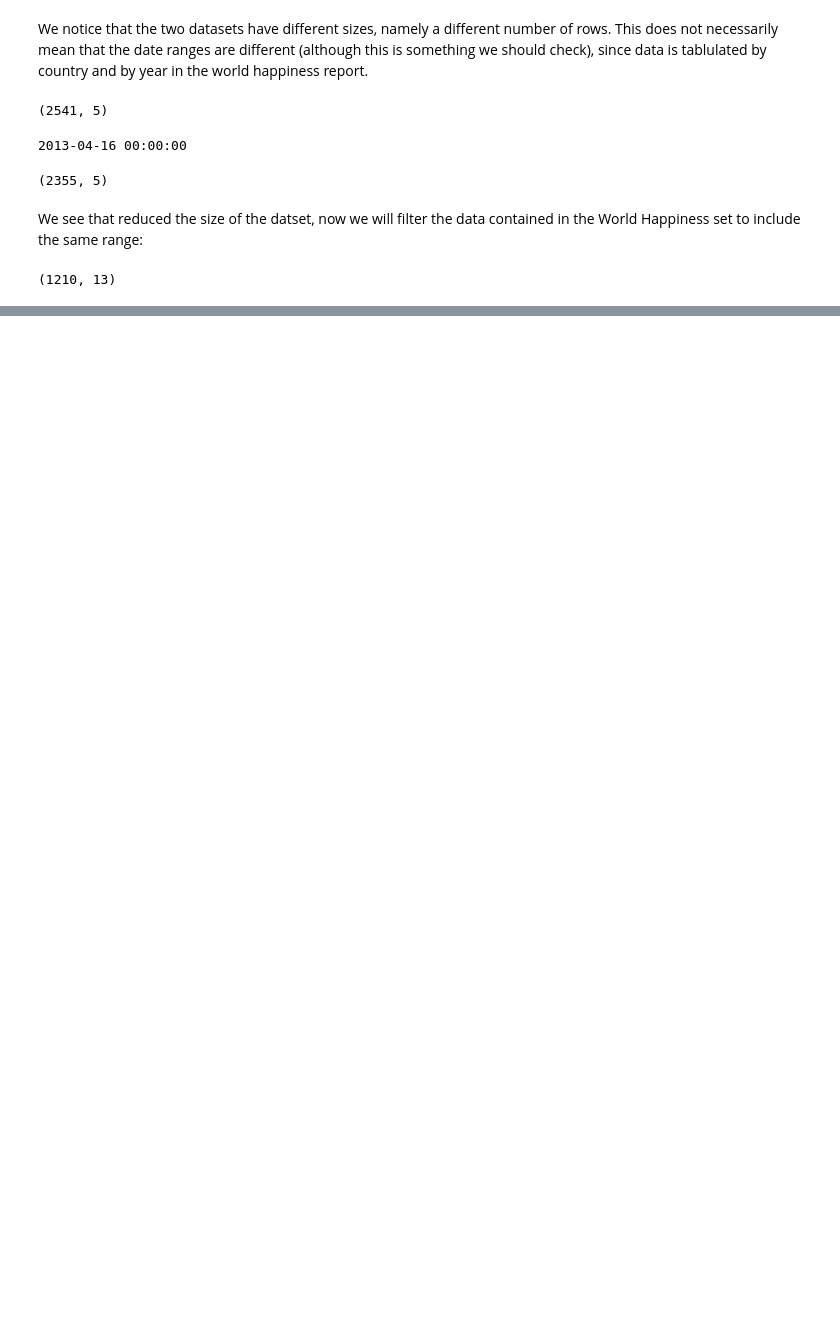
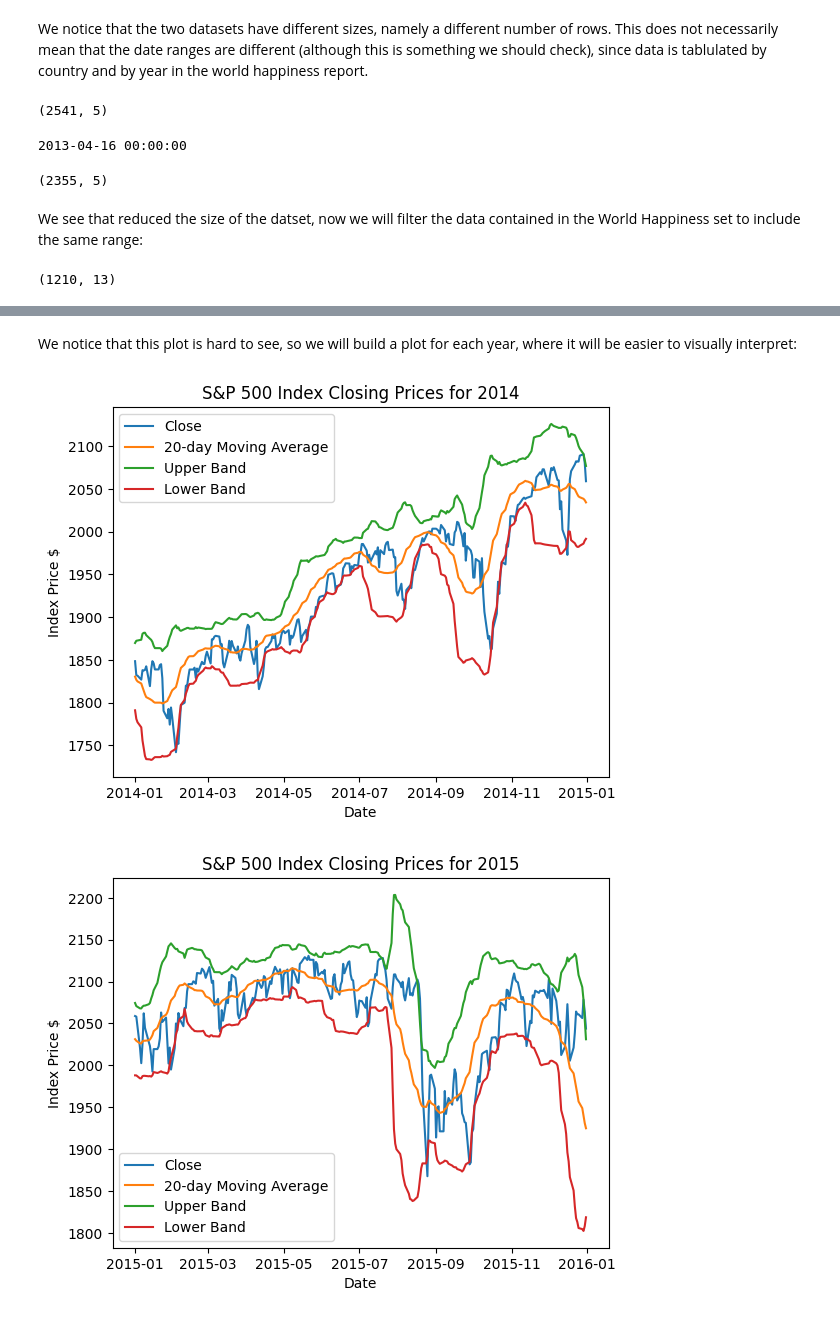
Before and after one commit to CamYench/DATASCI200Project2, a Jupyter notebook: YencheEDA.ipynb, the cells around one changed output, grey strips where cells are left out. Drawn from its saved outputs; the diff is of its cells as text; code cells hidden in the pictures; blank space fills up the shorter version.

```diff
--- a/YencheEDA.ipynb
+++ b/YencheEDA.ipynb
@@ -109,0 +141,5 @@ print(world_happiness.shape)
+# %%
+# Remove all data after the end of 2022
+cutoff_date_end = pd.to_datetime('2023-01-01')
+SP_Data = SP_Data.loc[SP_Data['Date'] < cutoff_date_end]
+print(SP_Data.shape)
@@ -111,0 +244,21 @@ We see that this has significantly reduced the size of the dataset. Fortunately,
+# %% [markdown]
+We notice that this plot is hard to see, so we will build a plot for each year, where it will be easier to visually interpret:
+# %%
+# Group the data by the year
+SP_Data_grouped = SP_Data.groupby(SP_Data['Date'].dt.year)
+
+# Loop through each year and plot the data
+for year, data in SP_Data_grouped:
+    plt.figure()
+    plt.title(f"S&P 500 Index Closing Prices for {year}")
+    plt.plot(data['Date'], data['Close/Last'], label='Close')
+    plt.plot(data['Date'], data['Moving Average - 20 day'], label='20-day Moving Average')
+    plt.plot(data['Date'], data['Upper Bollinger Band'], label='Upper Band')
+    plt.plot(data['Date'], data['Lower Bollinger Band'], label='Lower Band')
+    plt.legend()
+    plt.xlabel('Date')
+    plt.ylabel('Index Price $')
+    plt.show()
+# %% [output]
+[figure, added]
+[figure, added]
```
Also changed, not shown: parts of 15 cells of this notebook.
